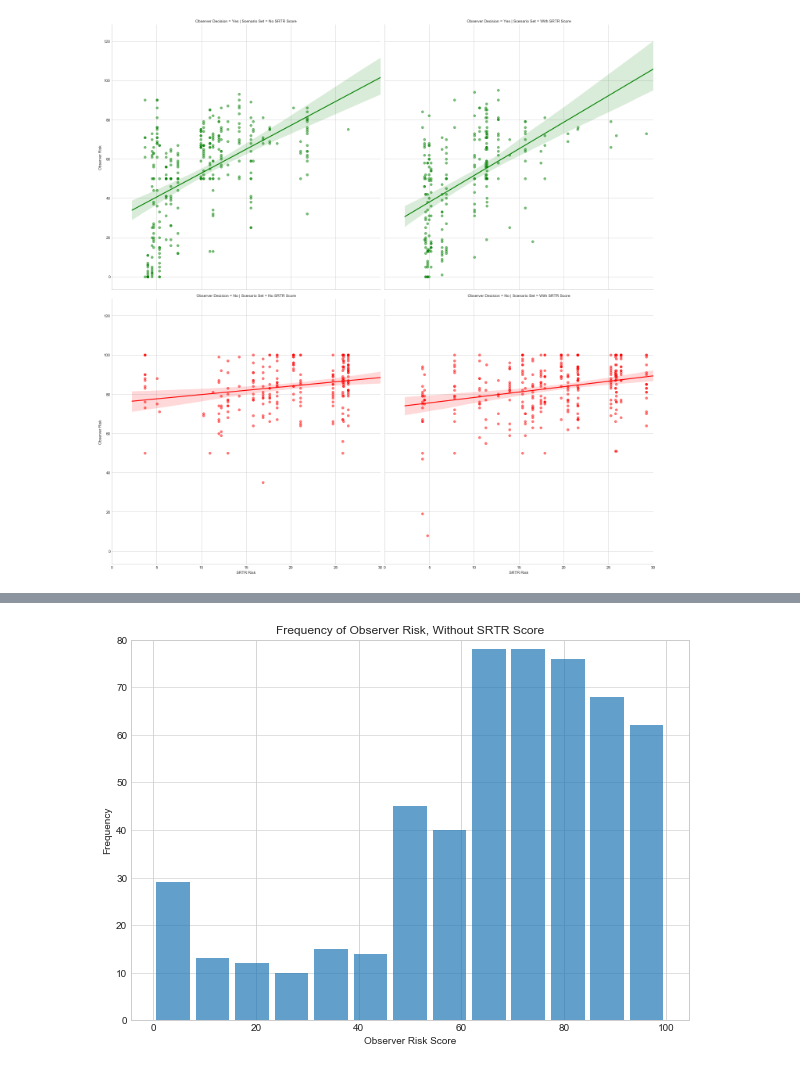
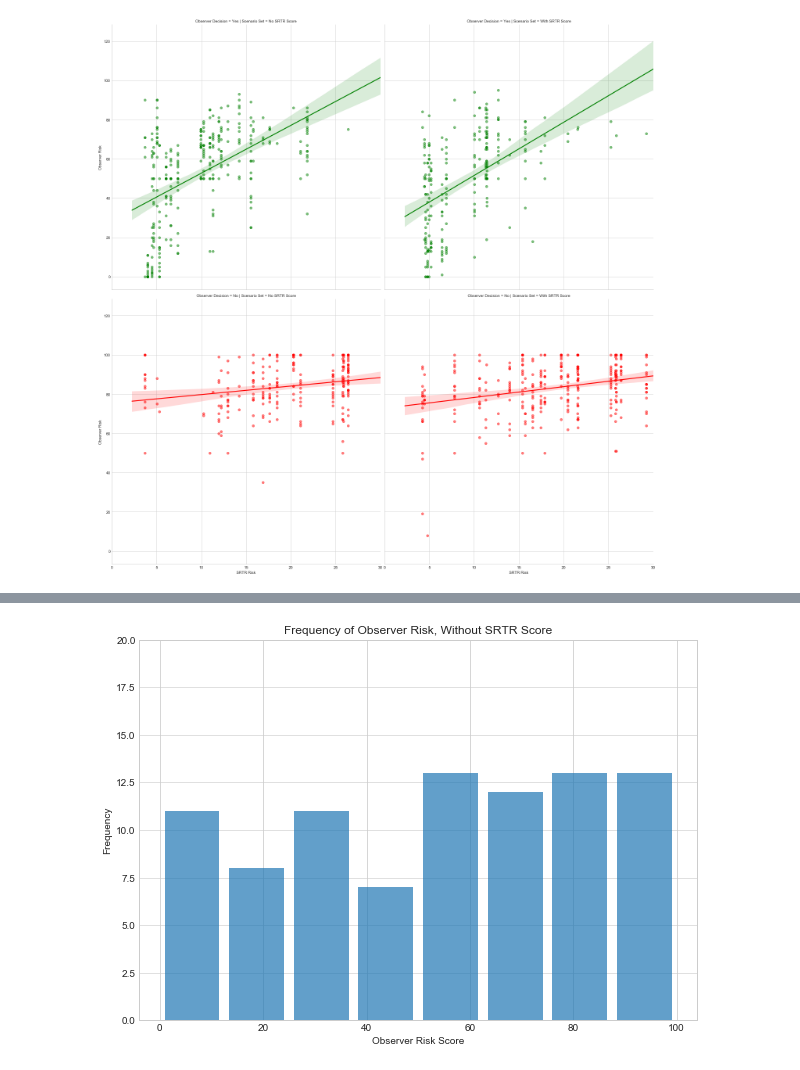
Before and after one commit to peterjmartinson/heart-survey, a Jupyter notebook: HeartSurvey.ipynb, the cells around one changed output, grey strips where cells are left out. Saved outputs shown, nothing was run; the diff lists cells and outputs as text; code cells hidden in the pictures.

```diff
--- a/HeartSurvey.ipynb
+++ b/HeartSurvey.ipynb
@@ -723,21 +945,21 @@ plt.savefig('histogram_ObserverRisk.jpg')
 # %%
 plt.figure(figsize=(10, 7))
 
-df = master_data[master_data['Scenario Set'] == 'No SRTR Score']['Observer Risk']
+df = master_data[master_data['Scenario Set'] == 'No SRTR Score']['Observer Risk'].drop_duplicates()
 
 # An "interface" to matplotlib.axes.Axes.hist() method
 n, bins, patches = plt.hist(x=df, bins='auto', alpha=0.7, rwidth=0.85)
 plt.grid(axis='y', alpha=0.75)
 plt.xlabel('Observer Risk Score')
 plt.ylabel('Frequency')
 plt.title('Frequency of Observer Risk, Without SRTR Score')
 maxfreq = n.max()
 # Set a clean upper y-axis limit.
 
 plt.ylim(ymax=np.ceil(maxfreq / 10) * 10 if maxfreq % 10 else maxfreq + 10)
 plt.savefig('histogram_ObserverRisk_noscore.jpg')
 # %% [output]
-[figure, old version]
+[figure, new version]
 # %%
 plt.figure(figsize=(10, 7))
 
```
Also changed, not shown: parts of 15 cells of this notebook, 14 other files.
